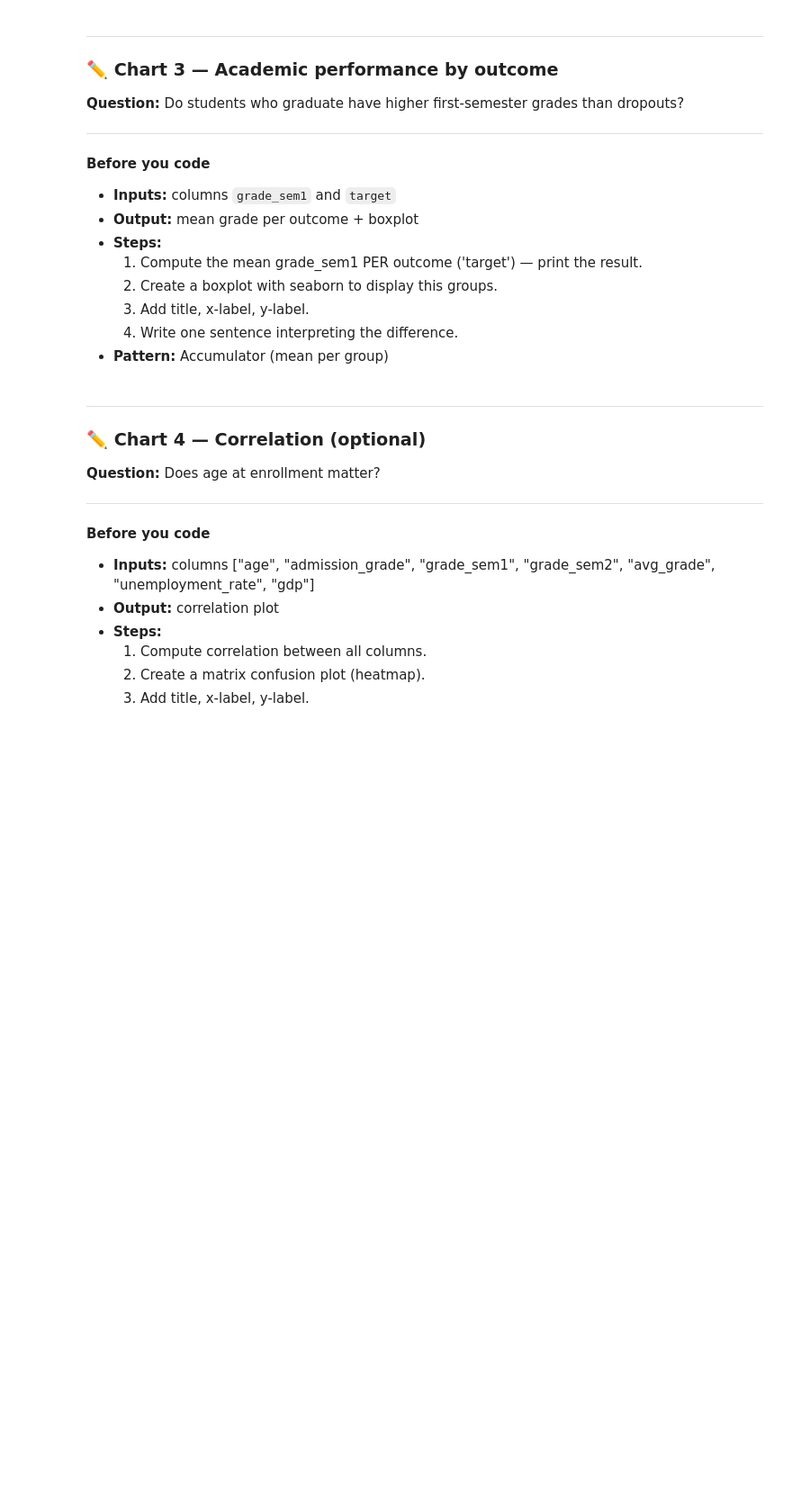
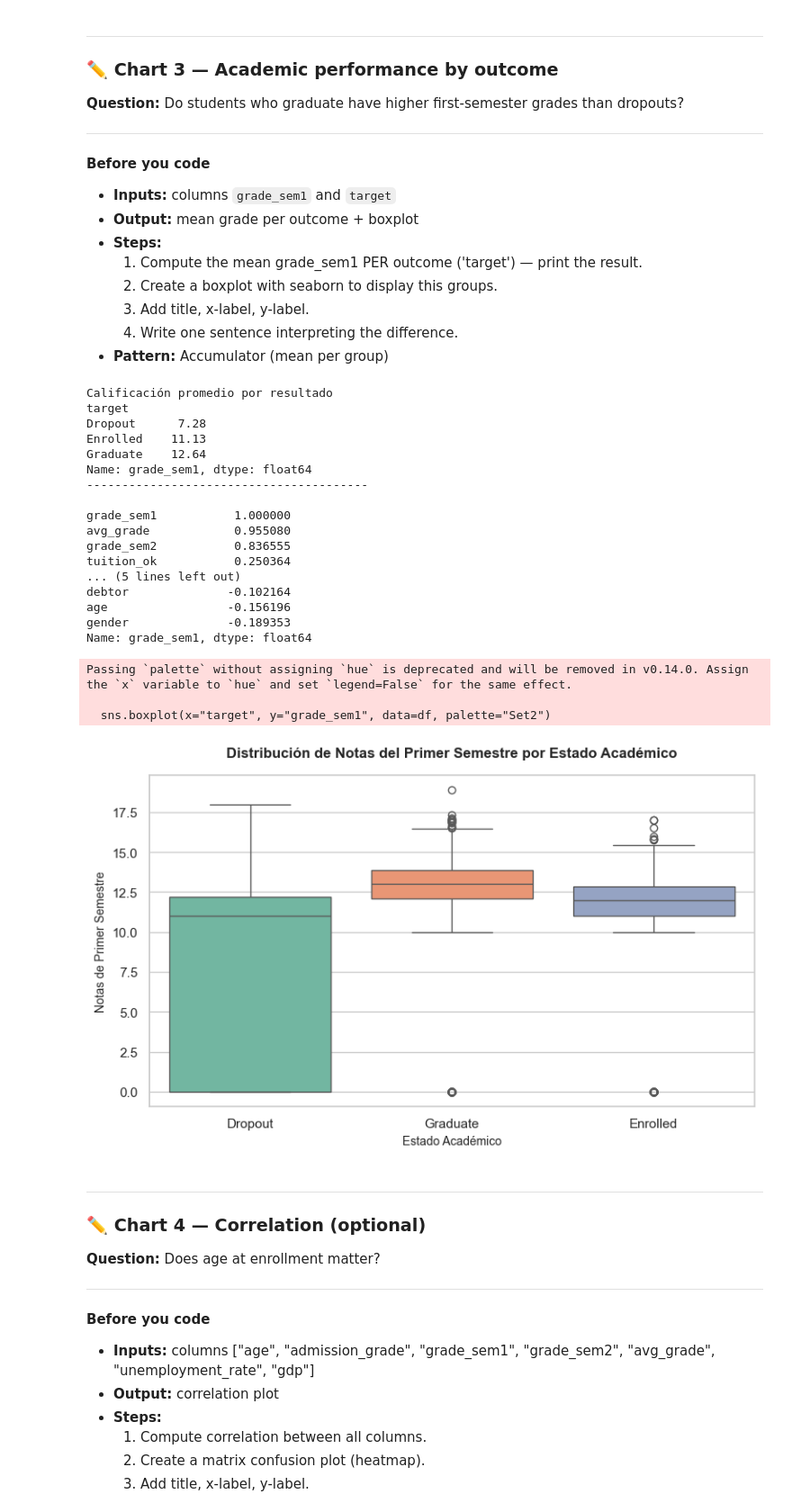
Before and after one commit to juliancho3110/python-courses, a Jupyter notebook: module11/module11_integrated_application.ipynb, the cells around one changed output. Shown at 90% size. Drawn from its saved outputs; the diff is of its cells as text; code cells hidden in the pictures; blank space fills up the shorter version.

```diff
--- a/module11/module11_integrated_application.ipynb
+++ b/module11/module11_integrated_application.ipynb
@@ -342,19 +495,56 @@ plt.show()
 # %%
 # Chart 3: grade_sem1 distribution by outcome.
 
 # Step 1: statistic first.
 # TODO: compute and print mean grade_sem1 per outcome.
-pass
+means = df.groupby("target")["grade_sem1"].mean().round(2)
+print("Calificación promedio por resultado")
+print(means)
+print("-" * 40)
+print()
+correlacion_propia = df.corr(numeric_only=True)
+print(correlacion_propia["grade_sem1"].sort_values(ascending=False))
 
 # Step 2-3: boxplot.
 plt.figure(figsize=(8, 5))
 # TODO: sns.boxplot(...)
-# TODO: title, xlabel, ylabel.
+sns.boxplot(x="target", y="grade_sem1", data=df, palette="Set2")
+plt.title(
+    "Distribución de Notas del Primer Semestre por Estado Académico",
+    fontsize=12,
+    fontweight="bold",
+    pad=15,
+)
+plt.xlabel("Estado Académico", fontsize=10)
+plt.ylabel("Notas de Primer Semestre", fontsize=10)
 plt.tight_layout()
 plt.show()
 
 # Interpretation:
-# TODO
+# podemos observar que los estudiantes que se graduaron tuvieron un promedio de notas mas alto que los que estan en otros estados academicos
+# asimismo podemos observar algunos outliers (datos atipicos) dentro del mismo analisis y podemos observar que es una grafica con una correlacion elevada
+# %% [output]
+Calificación promedio por resultado
+target
+Dropout      7.28
+Enrolled    11.13
+Graduate    12.64
+Name: grade_sem1, dtype: float64
+----------------------------------------
+
+grade_sem1           1.000000
+avg_grade            0.955080
+grade_sem2           0.836555
+tuition_ok           0.250364
+... (5 lines left out)
+debtor              -0.102164
+age                 -0.156196
+gender              -0.189353
+Name: grade_sem1, dtype: float64
+Passing `palette` without assigning `hue` is deprecated and will be removed in v0.14.0. Assign the `x` variable to `hue` and set `legend=False` for the same effect.
+
+  sns.boxplot(x="target", y="grade_sem1", data=df, palette="Set2")
+[figure, added]
 # %% [markdown]
 ---
 
```
Also changed, not shown: parts of 19 cells of this notebook.
